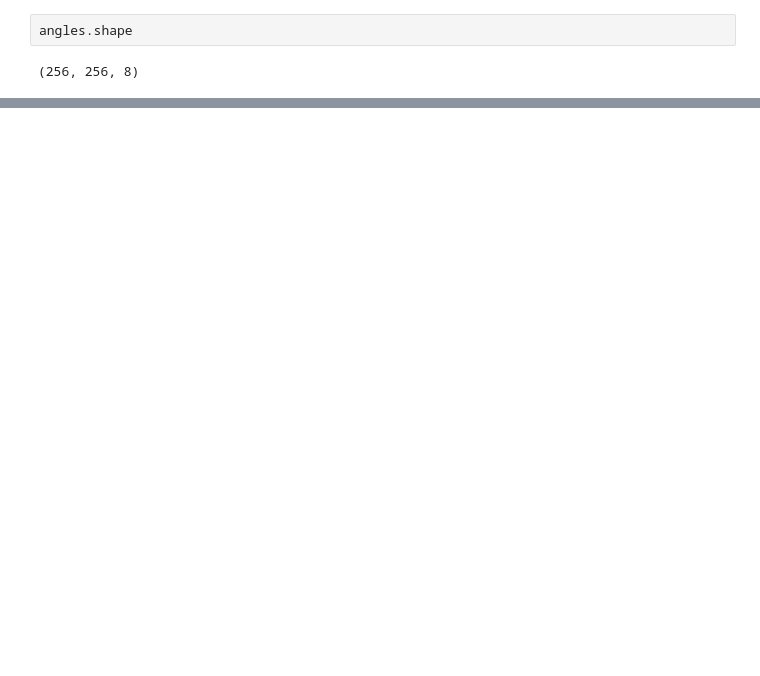
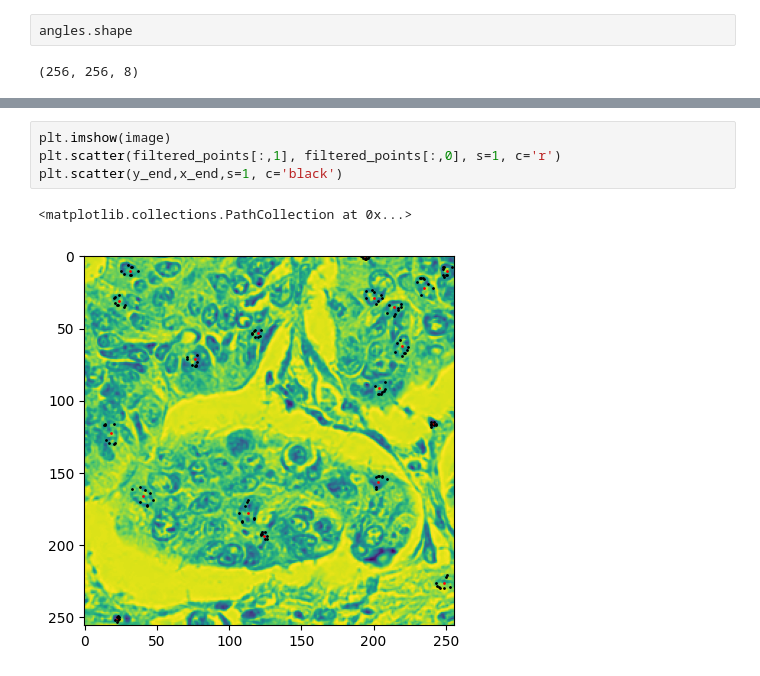
Before and after one commit to NischalSuresh/StarDist-Lizard, a Jupyter notebook: new-star_dist.ipynb, the cells around one changed output, grey strips where cells are left out. Drawn from its saved outputs; the diff is of its cells as text; blank space fills up the shorter version.

```diff
--- a/new-star_dist.ipynb
+++ b/new-star_dist.ipynb
@@ -130,0 +192,7 @@ plt.show()
+# %%
+plt.imshow(image)
+plt.scatter(filtered_points[:,1], filtered_points[:,0], s=1, c='r')
+plt.scatter(y_end,x_end,s=1, c='black')
+# %% [output]
+<matplotlib.collections.PathCollection at 0x...>
+[figure, added]
```
Also changed, not shown: parts of 20 cells of this notebook, 3 other files.
